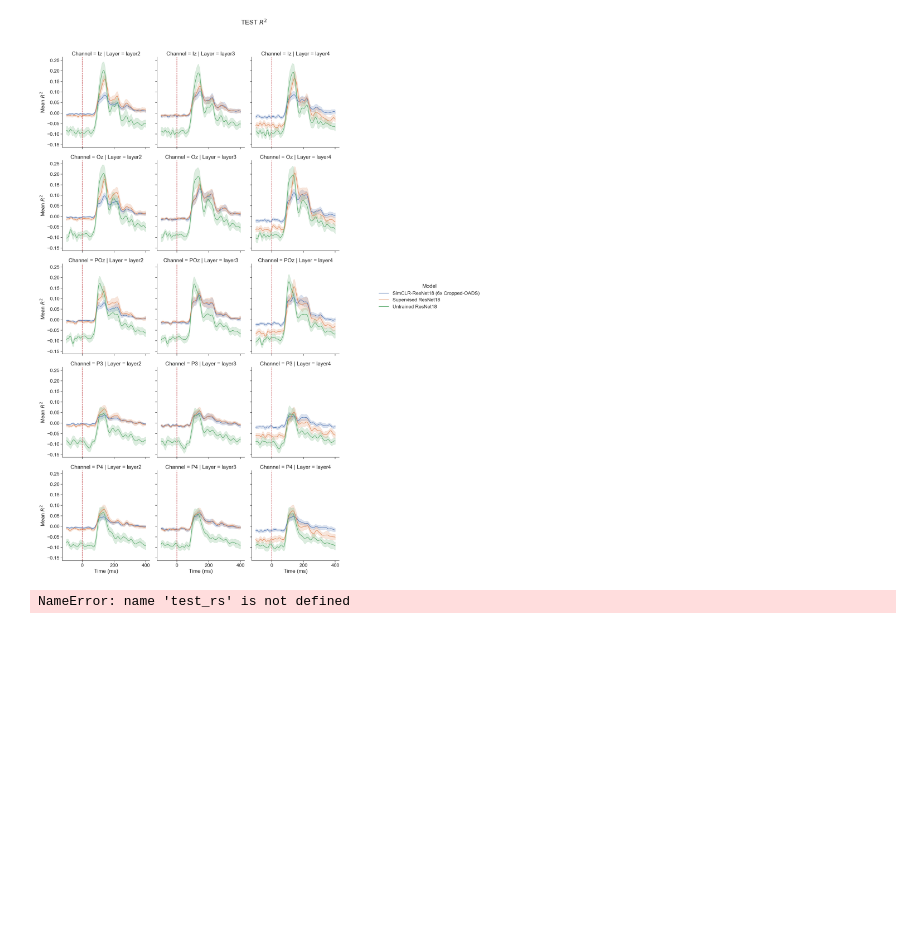
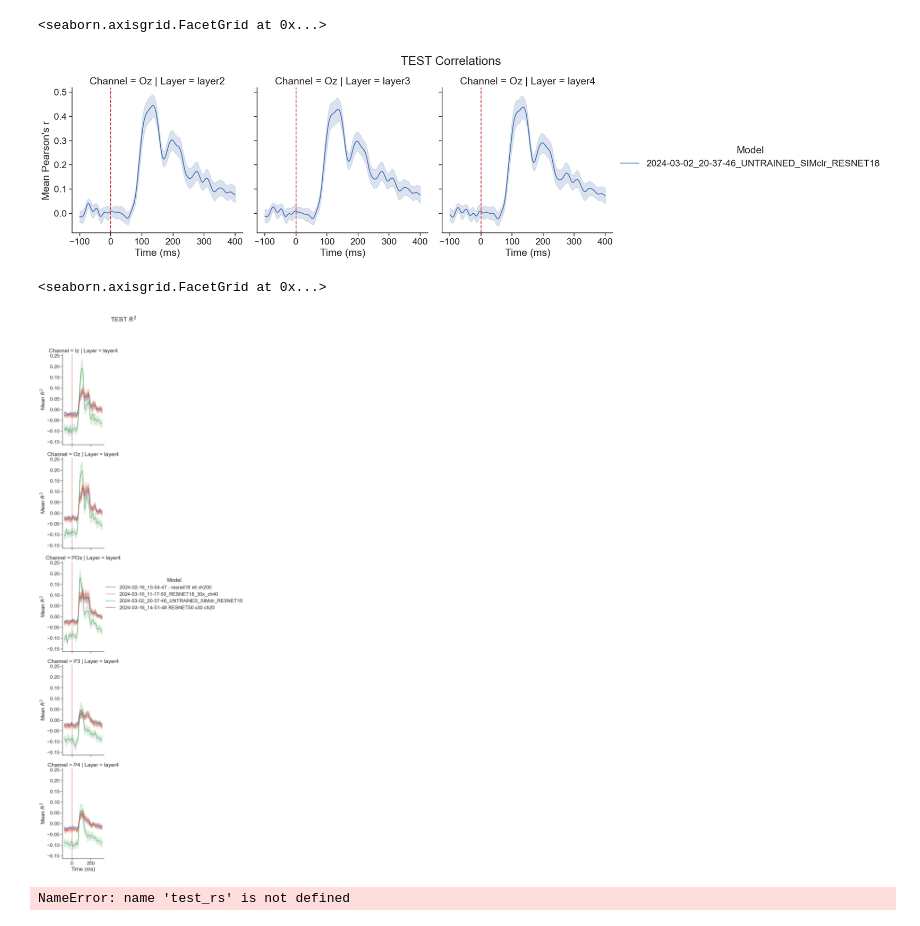
Before and after one commit to Yadino/SimCLR-OADS, a Jupyter notebook: linear evaluation/plot_EEG.ipynb, the cells around one changed output. Drawn from its saved outputs; the diff is of its cells as text; code cells hidden in the pictures; blank space fills up the shorter version.

```diff
--- a/linear evaluation/plot_EEG.ipynb
+++ b/linear evaluation/plot_EEG.ipynb
@@ -270,3 +263,54 @@ for t, l in zip(my_plot._legend.texts, new_labels):
+# %%
+# Plot more specific data
+
+#test_rs_df3, test_r2s_df3 = get_test_data("2024-03-02_20-37-46_UNTRAINED_SIMclr_RESNET18") # TODO: change to alexnet when its ready
+
+#Time thing again
+
+new_df = test_rs_df3
+
+custom_xlim = (-100, 400)
+timepoint_range = (new_df['Timepoint'].min(), new_df['Timepoint'].max())
+
+# Calculate the mapping factor
+time_mapping_factor = (timepoint_range[1] - timepoint_range[0]) / (custom_xlim[1] - custom_xlim[0])
+
+new_df.loc[:, 'Time_mapped'] = (new_df['Timepoint'] - timepoint_range[0]) / time_mapping_factor + custom_xlim[0]
+
+
+
+# Plot models against each other
+import seaborn
+
+seaborn.set(font_scale=1.5)
+seaborn.set_style('ticks')
+
+# Choose some specific layer or channel or whatever
+data = new_df[new_df['Channel'] == 'Oz']
+
+
+# Correlation
+my_plot = seaborn.relplot(data=data, x="Time_mapped", y="Value", hue="Model", col="Layer", row="Channel", kind="line")
+
+
+# Add xline at x=0 for each plot
+for ax in my_plot.axes.flat:
+    # Add a vertical line at x=0
+    ax.axvline(x=0, color='r', linestyle='--')
+
+#my_plot.set_titles('{row_name} {col_name}')
+my_plot.fig.suptitle(f"TEST Correlations", y=1.05)
+my_plot.set_xlabels("Time (ms)", clear_inner=False)
+my_plot.set_ylabels("Mean Pearson's r", clear_inner=False)
+
+
+# replace labels
+#new_labels = ['SimCLR-ResNet18 (6x Cropped-OADS)', 'Supervised ResNet18', 'Untrained ResNet18']
+#for t, l in zip(my_plot._legend.texts, new_labels):
+#    t.set_text(l)
+# %% [output]
+<seaborn.axisgrid.FacetGrid at 0x...>
+[figure, added]
 # %%
 
 # TODO: same for R^2
@@ -288,11 +332,12 @@ my_plot.set_xlabels("Time (ms)", clear_inner=False)
 my_plot.set_ylabels("Mean $R^2$", clear_inner=False)
 
 # replace labels
-new_labels = ['SimCLR-ResNet18 (6x Cropped-OADS)', 'Supervised ResNet18', 'Untrained ResNet18']
-for t, l in zip(my_plot._legend.texts, new_labels):
-    t.set_text(l)
+#new_labels = ['SimCLR-ResNet18 (6x Cropped-OADS)', 'Supervised ResNet18', 'Untrained ResNet18']
+#for t, l in zip(my_plot._legend.texts, new_labels):
+#    t.set_text(l)
 # %% [output]
+<seaborn.axisgrid.FacetGrid at 0x...>
-[figure, old version]
+[figure, new version]
 # %%
 ### Old plotting
 # %%
```
Also changed, not shown: parts of 6 cells of this notebook, 9 other files.
